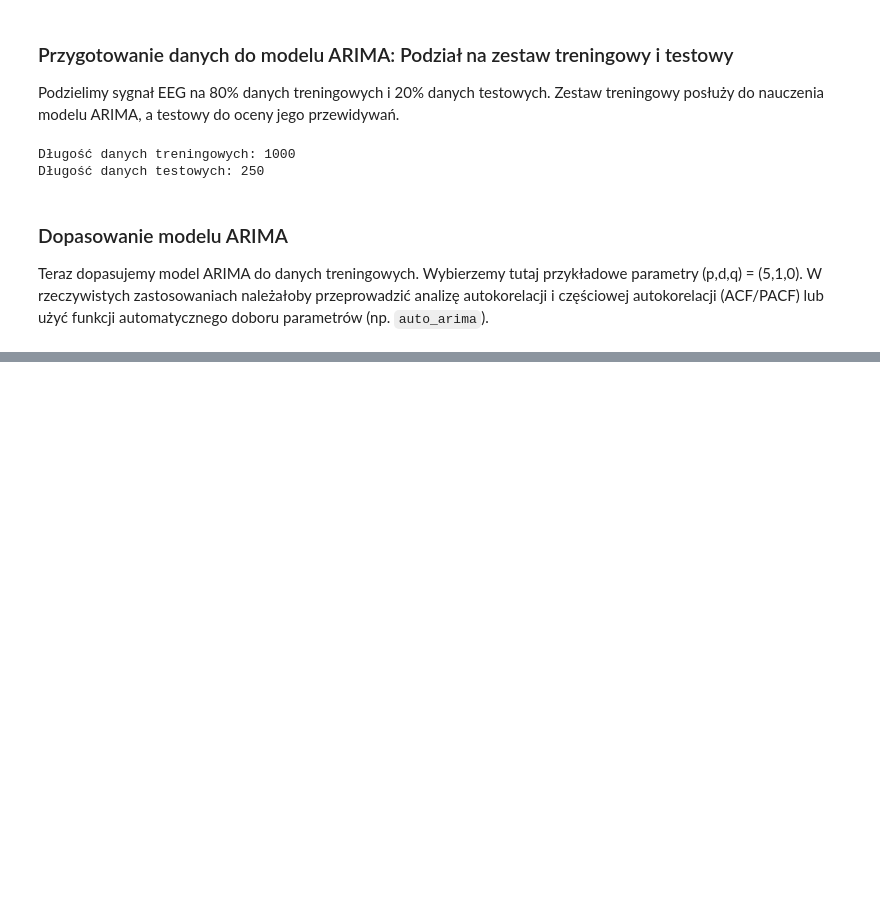
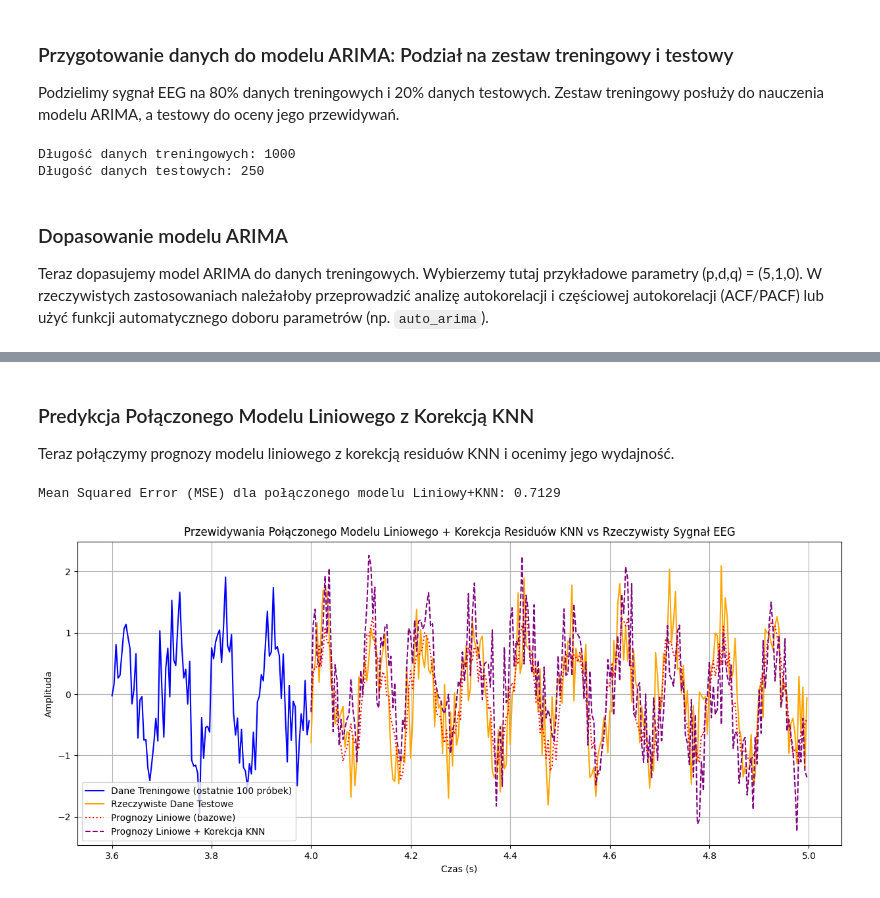
Before and after one commit to piwmat/test, a Jupyter notebook: Untitled1.ipynb, the cells around one changed output, grey strips where cells are left out. Saved outputs shown, nothing was run; the diff lists cells and outputs as text; code cells hidden in the pictures; blank space fills up the shorter version.

```diff
--- a/Untitled1.ipynb
+++ b/Untitled1.ipynb
@@ -129,0 +333,7 @@ plt.show()
+# %%
+# Zastosowanie Time Delay Embedding do residuów modelu liniowego
+X_embedded_lr = create_time_delay_embedding(residua_lr, delay, dimension)
+
+print(f"Kształt wektorów stanu po Time Delay Embedding (dla LR): {X_embedded_lr.shape}")
+print("Pierwsze 3 wektory stanu (dla LR):")
+print(X_embedded_lr[:3])
@@ -129,0 +362,10 @@ plt.show()
+# %%
+# Przygotowanie danych dla modelu KNN (z residuów LR)
+X_knn_lr = X_embedded_lr[:-1]
+y_knn_lr = X_embedded_lr[1:] - X_embedded_lr[:-1]
+
+# Inicjalizacja i trenowanie modelu KNN (k=1) dla residuów LR
+knn_model_lr = KNeighborsRegressor(n_neighbors=1)
+knn_model_lr.fit(X_knn_lr, y_knn_lr)
+
+print("Model KNN dla korekcji residuów modelu liniowego został wytrenowany.")
@@ -129,0 +374,62 @@ plt.show()
+# %% [markdown]
+### Predykcja Połączonego Modelu Liniowego z Korekcją KNN
+
+Teraz połączymy prognozy modelu liniowego z korekcją residuów KNN i ocenimy jego wydajność.
+# %%
+# 1. Predykcja bazowa modelu liniowego dla całego zestawu testowego
+# Podobnie jak dla walidacji, potrzebujemy cech z poprzednich (n_lags) punktów.
+# Początkowe cechy będą pochodziły z końca danych treningowych (całe dane treningowe, nie tylko base).
+full_test_series_lr = np.concatenate((dane_treningowe[-n_lags:], dane_testowe))
+
+X_test_lr_features = []
+for i in range(n_lags, len(full_test_series_lr)):
+    X_test_lr_features.append(full_test_series_lr[i-n_lags:i])
+X_test_lr_features = np.array(X_test_lr_features)
+
+lr_forecast_test = lr_model_fit.predict(X_test_lr_features)
+
+# 2. Iteracyjna predykcja residuów za pomocą KNN (dla modelu liniowego)
+predicted_residuals_knn_lr = []
+
+# Początkowy wektor stanu dla predykcji residuów pochodzi z ostatnich obserwacji w zestawie walidacyjnym LR
+current_residual_state_vector_lr = X_embedded_lr[-1].copy()
+
+for i in range(len(dane_testowe)):
+    # Przewidujemy zmianę wektora stanu za pomocą modelu KNN
+    delta_vector_lr = knn_model_lr.predict(current_residual_state_vector_lr.reshape(1, -1))[0]
+
+    # Obliczamy przewidywany następny wektor stanu
+    predicted_next_residual_state_vector_lr = current_residual_state_vector_lr + delta_vector_lr
+
+    # Pierwszy element przewidywanego następnego wektora stanu to przewidywane residuum dla bieżącego kroku
+    predicted_residual_for_step_lr = predicted_next_residual_state_vector_lr[0]
+    predicted_residuals_knn_lr.append(predicted_residual_for_step_lr)
+
+    # Aktualizujemy bieżący wektor stanu na następny przewidywany stan dla kolejnej iteracji
+    current_residual_state_vector_lr = predicted_next_residual_state_vector_lr
+
+predicted_residuals_knn_lr = np.array(predicted_residuals_knn_lr)
+
+# 3. Łączenie prognozy modelu liniowego z korekcją residuów KNN
+final_predictions_combined_lr = lr_forecast_test + predicted_residuals_knn_lr
+
+# 4. Ocena połączonego modelu
+mse_combined_lr = mean_squared_error(dane_testowe, final_predictions_combined_lr)
+print(f"Mean Squared Error (MSE) dla połączonego modelu Liniowy+KNN: {mse_combined_lr:.4f}")
+
+# 5. Wizualizacja przewidywań
+plt.figure(figsize=(15, 6))
+# Wykres części danych treningowych dla kontekstu
+plt.plot(os_czasu[rozmiar_treningowy-100:rozmiar_treningowy], sygnal_eeg[rozmiar_treningowy-100:rozmiar_treningowy], label='Dane Treningowe (ostatnie 100 próbek)', color='blue')
+plt.plot(os_czasu_test, dane_testowe, label='Rzeczywiste Dane Testowe', color='orange')
+plt.plot(os_czasu_test, lr_forecast_test, label='Prognozy Liniowe (bazowe)', color='red', linestyle=':')
+plt.plot(os_czasu_test, final_predictions_combined_lr, label='Prognozy Liniowe + Korekcja KNN', color='purple', linestyle='--')
+plt.title('Przewidywania Połączonego Modelu Liniowego + Korekcja Residuów KNN vs Rzeczywisty Sygnał EEG')
+plt.xlabel('Czas (s)')
+plt.ylabel('Amplituda')
+plt.legend()
+plt.grid(True)
+plt.show()
+# %% [output]
+Mean Squared Error (MSE) dla połączonego modelu Liniowy+KNN: 0.7129
+[figure, added]
```
Also changed, not shown: parts of 23 cells of this notebook.
